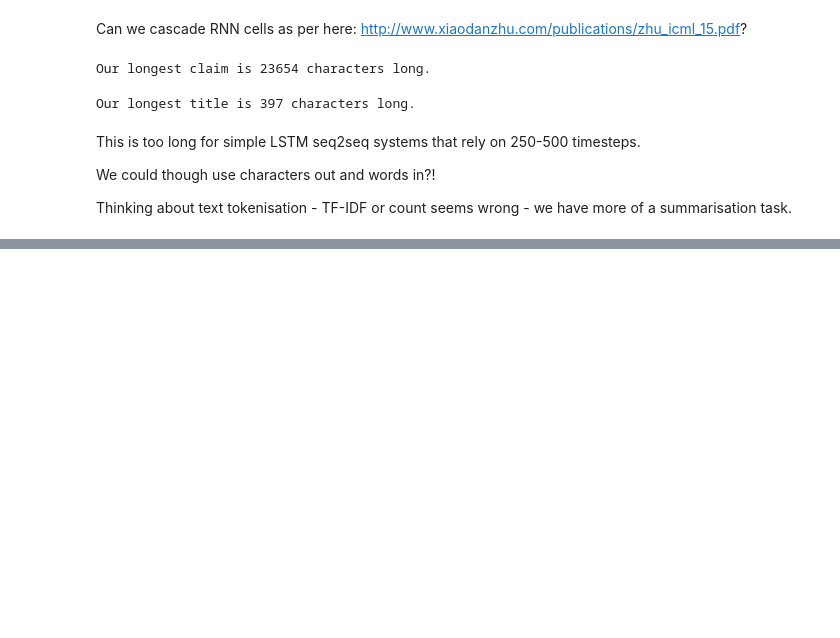
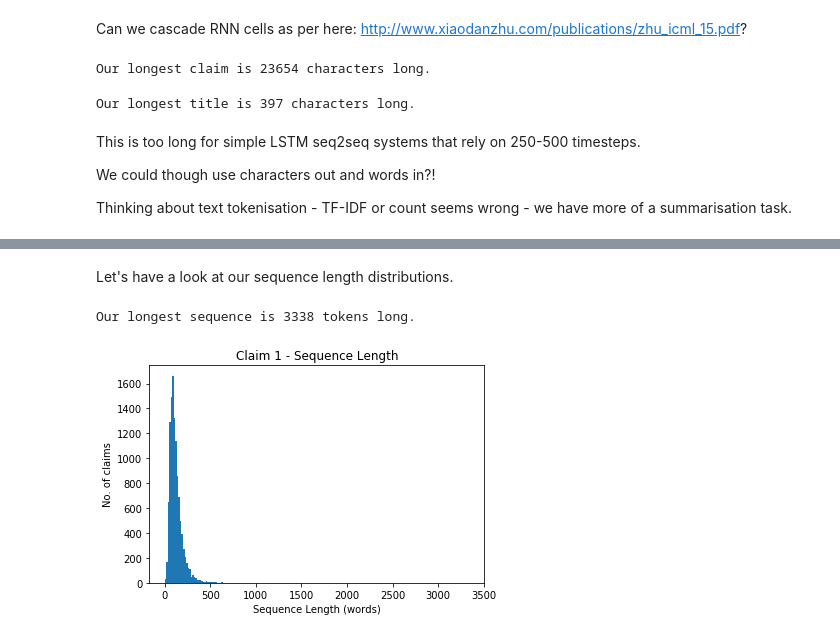
Before and after one commit to benhoyle/deep-learning-notebooks, a Jupyter notebook: patent_generation/Claim2Title - Patent Specification Generation.ipynb, the cells around one changed output, grey strips where cells are left out. Drawn from its saved outputs; the diff is of its cells as text; code cells hidden in the pictures; blank space fills up the shorter version.

```diff
--- a/patent_generation/Claim2Title - Patent Specification Generation.ipynb
+++ b/patent_generation/Claim2Title - Patent Specification Generation.ipynb
@@ -23,18 +25,19 @@ if os.path.isfile(PIK):
         print("{0} claims and titles loaded".format(len(data)))
 else:
     # Load our list of G06 records
-    PIK = "12000recordsG06.data"
+    records_file = "12000recordsG06.data"
 
-    if os.path.isfile(PIK):
-        with open(PIK, "rb") as f:
+    if os.path.isfile(records_file):
+        with open(records_file, "rb") as f:
             print("Loading data")
             records = pickle.load(f)
             print("{0} records loaded".format(len(records)))
+        ds = USPublications(path)
     else:
         path = '/media/SAMSUNG1/Patent_Downloads'
         ds = USPublications(path)
         records = ds.get_records(["G", "06"], "name", sample_size=12000)
-        with open(PIK, "wb") as f:
+        with open(records_file, "wb") as f:
             pickle.dump(records, f)
             print("{0} records saved".format(len(records)))
 
@@ -83,0 +77,5 @@ Current data =  ('\n1. A method of verifying an animation applied in a mobile de
+# %%
+# Check for and remove 'cancelled' claims
+data = [d for d in data if '(canceled)' not in d[0]]
+
+print("There are now {0} claims after filtering out cancelled claims".format(len(data)))
@@ -84,3 +84,9 @@ Current data =  ('\n1. A method of verifying an animation applied in a mobile de
+# %%
+# Clean the characters in the data to use a reduced set of printable characters
+# There is a function in patentdata to do this
+from patentdata.models.lib.utils import clean_characters
+
+data = [(clean_characters(d[0]), clean_characters(d[1])) for d in data]
 # %% [markdown]
 ### Breaking Up Claims
 
@@ -113,9 +119,13 @@ We could though use characters out and words in?!
 Thinking about text tokenisation - TF-IDF or count seems wrong - we have more of a summarisation task.
 # %%
 from keras.preprocessing import text
-t = text.Tokenizer(
-                num_words=None,
+t_claim = text.Tokenizer(
+                num_words=10000,
                 filters='1.:;\n',
                 lower=True,
                 split=" ",
-                char_level=False)
+                char_level=False
+)
+X_texts = [d[0] for d in data]
+t_claim.fit_on_texts(X_texts)
+X_seqs = t_claim.texts_to_sequences(X_texts)
@@ -121,0 +187,20 @@ t = text.Tokenizer(
+# %% [markdown]
+Let's have a look at our sequence length distributions.
+# %%
+import matplotlib.pyplot as plt
+import numpy as np
+
+%matplotlib inline
+
+X_length = [len(x) for x in X_seqs]
+max_length = max(X_length)
+print("Our longest sequence is {0} tokens long.".format(max_length))
+
+bins = np.linspace(0, max_length, 200)
+plt.hist(X_length, bins)
+plt.title('Claim 1 - Sequence Length')
+plt.ylabel('No. of claims');
+plt.xlabel('Sequence Length (words)');
+# %% [output]
+Our longest sequence is 3338 tokens long.
+[figure, added]
```
Also changed, not shown: parts of 31 cells of this notebook, 6 other files.
